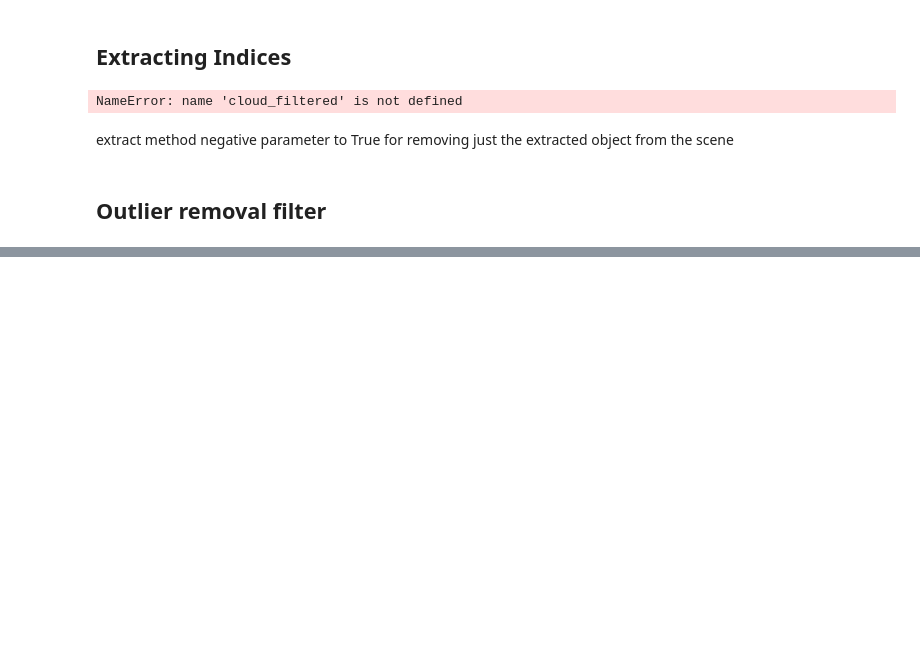
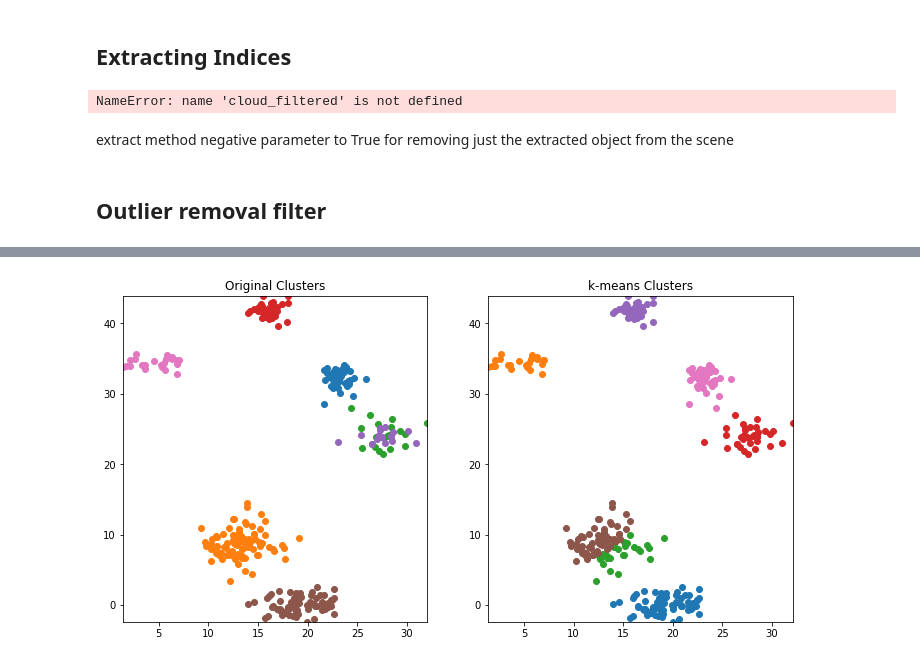
Before and after one commit to amancodeblast/RoboticsD, a Jupyter notebook: exercises/Intro to 3D perception/calib_filter_segment/calibration filtering segmentation.ipynb, the cells around one changed output, grey strips where cells are left out. Drawn from its saved outputs; the diff is of its cells as text; code cells hidden in the pictures; blank space fills up the shorter version.

Commit message:
adding the clustering algo code

```diff
--- a/exercises/Intro to 3D perception/calib_filter_segment/calibration filtering segmentation.ipynb
+++ b/exercises/Intro to 3D perception/calib_filter_segment/calibration filtering segmentation.ipynb
@@ -148,0 +240,42 @@ cloud_filtered = outlier_filter.filter()
+# %%
+# Define k-means parameters
+# Number of clusters to define
+k_clusters = 7
+# Maximum number of iterations to perform
+max_iter = 10
+# Accuracy criterion for stopping iterations
+epsilon = 1.0
+# Define criteria in OpenCV format
+criteria = (cv2.TERM_CRITERIA_EPS + cv2.TERM_CRITERIA_MAX_ITER, 10, 1.0)
+# Call k-means algorithm on your dataset
+compactness, label, center = cv2.kmeans(data, k_clusters, None, criteria, 10, cv2.KMEANS_RANDOM_CENTERS)
+# %%
+# Define some empty lists to receive k-means cluster points
+kmeans_clusters_x = []
+kmeans_clusters_y = []
+
+# Extract k-means clusters from output
+for idx in range (k_clusters):
+    kmeans_clusters_x.append(data[label.ravel()==idx][:,0])
+    kmeans_clusters_y.append(data[label.ravel()==idx][:,1])
+# %%
+# Plot up a comparison of original clusters vs. k-means clusters
+fig = plt.figure(figsize=(12,6))
+plt.subplot(121)
+min_x = np.min(data[:, 0])
+max_x = np.max(data[:, 0])
+min_y = np.min(data[:, 1])
+max_y = np.max(data[:, 1])
+for idx, xpts in enumerate(clusters_x):
+    plt.plot(xpts, clusters_y[idx], 'o')
+    plt.xlim(min_x, max_x)
+    plt.ylim(min_y, max_y)
+    plt.title('Original Clusters')
+plt.subplot(122)
+for idx, xpts in enumerate(kmeans_clusters_x):
+    plt.plot(xpts, kmeans_clusters_y[idx], 'o')
+    plt.xlim(min_x, max_x)
+    plt.ylim(min_y, max_y)
+    plt.title('k-means Clusters')
+# %% [output]
+[figure, added]
```
Also changed, not shown: parts of 10 cells of this notebook.
